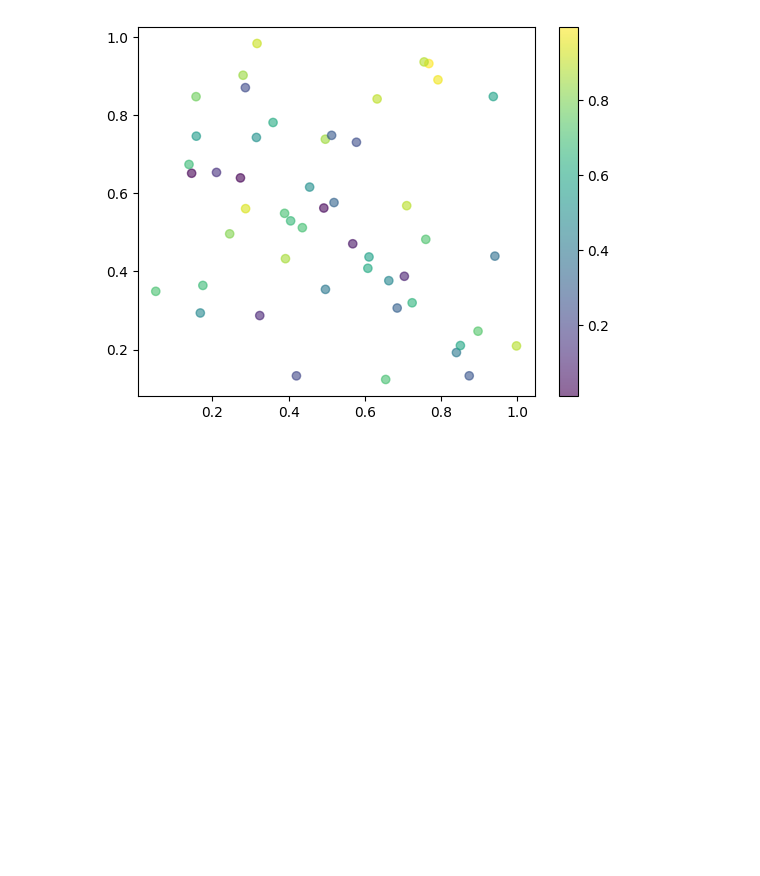
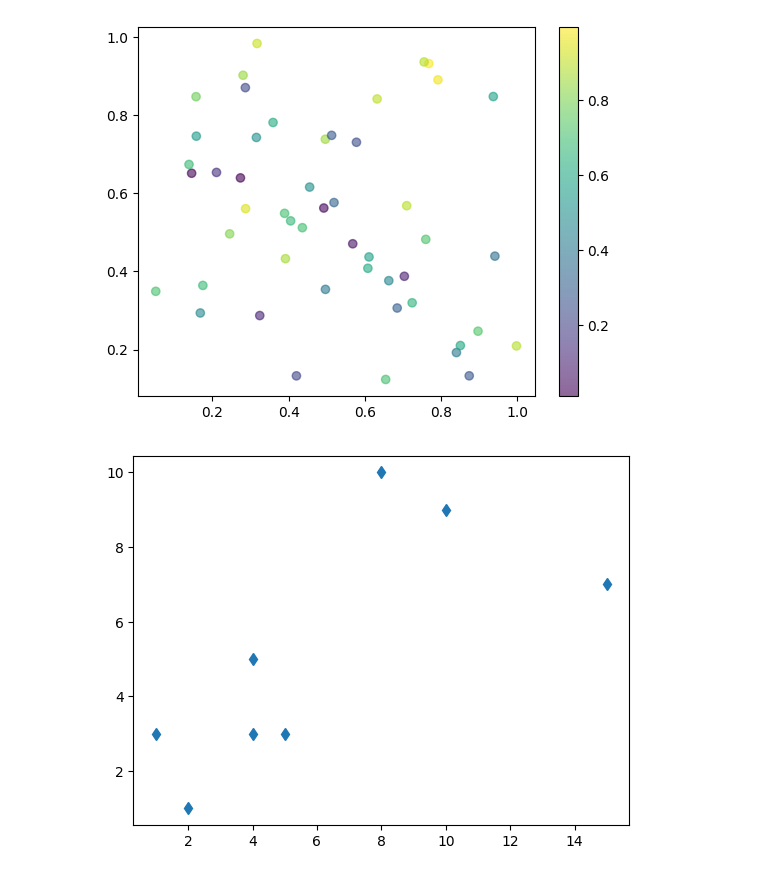
Before and after one commit to eziejnr/matplotlib, a Jupyter notebook: ezjnr.ipynb, the cells around one changed output. Drawn from its saved outputs; the diff is of its cells as text; code cells hidden in the pictures; blank space fills up the shorter version.

```diff
--- a/ezjnr.ipynb
+++ b/ezjnr.ipynb
@@ -66,3 +66,14 @@ plt.colorbar()
 plt.show()
 # %% [output]
 [figure]
+# %%
+import matplotlib.pyplot as plt
+import numpy as np
+
+xpoint = np.array([5, 2, 1, 4, 8, 4, 10, 15])
+ypoint = np.array([3, 1, 3, 5, 10, 3, 9, 7])
+
+plt.plot(xpoint, ypoint, "d")
+plt.show()
+# %% [output]
+[figure, added]
```
Also changed, not shown: parts of 1 cell of this notebook, 1 other file.
